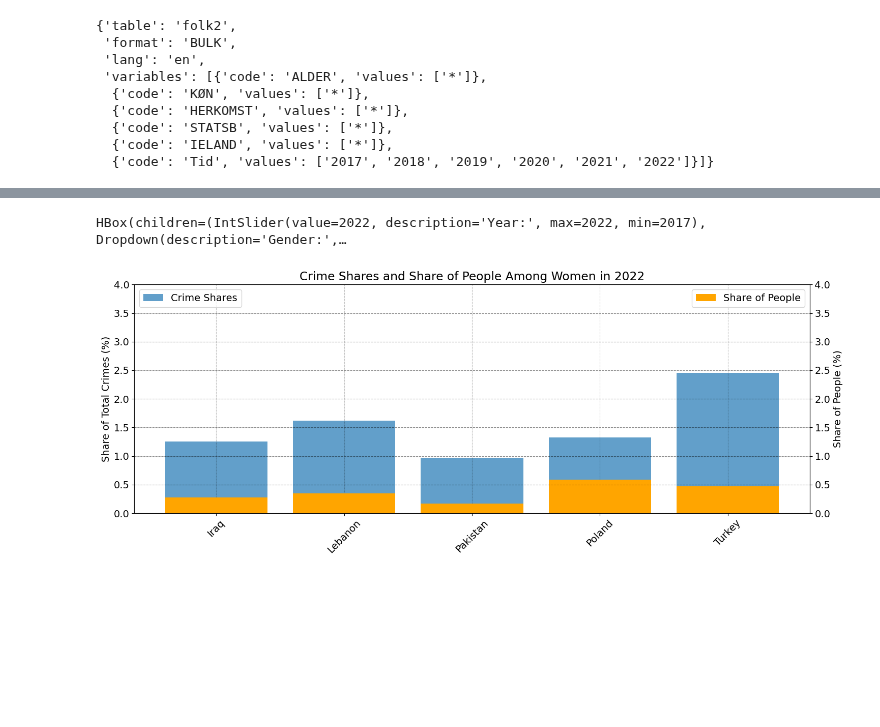
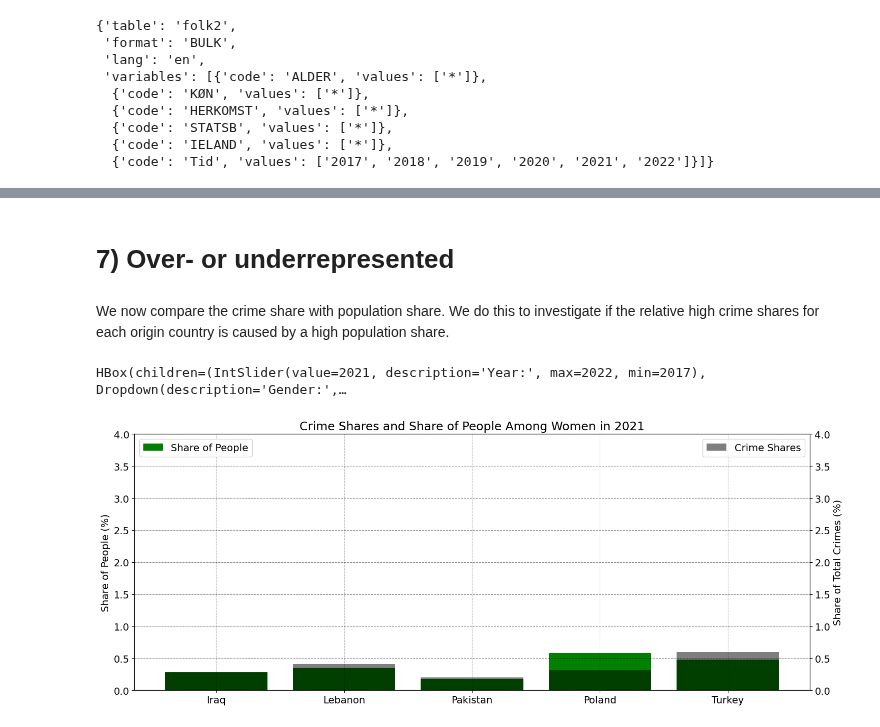
Before and after one commit to NumEconCopenhagen/projects-2024-malik-og-mads, a Jupyter notebook: dataproject/dataproject.ipynb, the cells around one changed output, grey strips where cells are left out. Drawn from its saved outputs; the diff is of its cells as text; code cells hidden in the pictures; blank space fills up the shorter version.

```diff
--- a/dataproject/dataproject.ipynb
+++ b/dataproject/dataproject.ipynb
@@ -101,7 +103,7 @@ We show the different crime shares for the top 5 countries. We visualize it by c
 # %%
 def plot_crime_shares(gender, year):
     # Filter data based on gender and the selected year
-    total_crimes_year = inc_api[(inc_api['KOEN'] == gender) & (inc_api['TID'] == year) & (inc_api['IELAND'] == 'Total')]['INDHOLD'].sum()
+    total_crimes_year = inc_api[(inc_api['TID'] == year) & (inc_api['IELAND'] == 'Total')]['INDHOLD'].sum()
 
     # Exclude specified countries
     exclude_countries = ['Denmark', 'Other countries, non-western', 'Other countries, total', 'Total']
@@ -326,4 +347,14 @@ HBox(children=(IntSlider(value=2017, description='Year:', max=2022, min=2017), D
+# %% [markdown]
+# 7) Over- or underrepresented
+# %% [markdown]
+We now compare the crime share with population share. We do this to investigate if the relative high crime shares for each origin country is caused by a high population share.
 # %%
+import matplotlib.pyplot as plt
+import pandas as pd
+import numpy as np
+import ipywidgets as widgets
+from IPython.display import display, clear_output
+
 def plot_comparison(year, gender):
     fig, ax1 = plt.subplots(figsize=(15, 6))
 
@@ -333,76 +364,64 @@ def plot_comparison(year, gender):
     elif gender == 'Women':
         countries_of_interest = ['Turkey', 'Pakistan', 'Iraq', 'Poland', 'Lebanon']
 
-    # Plotting crime shares
-    plot_crime_shares(gender, year, ax1, countries_of_interest)
+    # Plotting people shares on primary y-axis
+    plot_people_shares(year, gender, ax1, countries_of_interest)
     plt.title(f'Crime Shares and Share of People Among {gender} in {year}')
 
-    # Create a secondary y-axis
+    # Create a secondary y-axis for crime shares
     ax2 = ax1.twinx()
 
-    # Plotting people shares
-    plot_people_shares(year, gender, ax2, countries_of_interest)
+    # Plotting crime shares on secondary y-axis
+    plot_crime_shares(gender, year, ax2, countries_of_interest)
 
     plt.tight_layout()
     plt.show()
 
 def plot_crime_shares(gender, year, ax, countries_of_interest):
-    # Filter data based on gender and the selected year
-    total_crimes_year = inc_api[(inc_api['KOEN'] == gender) & (inc_api['TID'] == year) & (inc_api['IELAND'] == 'Total')]['INDHOLD'].sum()
-
+    total_crimes_year = inc_api[(inc_api['TID'] == year) & (inc_api['IELAND'] == 'Total')]['INDHOLD'].sum()
     filtered_data = inc_api[(inc_api['KOEN'] == gender) & (inc_api['TID'] == year) & (inc_api['IELAND'].isin(countries_of_interest))].copy()
 
-    if total_crimes_year > 0:  # Ensure there's data to avoid division by zero
-        filtered_data['Share'] = filtered_data['INDHOLD'] / total_crimes_year * 100
-
-        # Sort the filtered data by country name
+    if total_crimes_year > 0:
+        # Use .loc to avoid SettingWithCopyWarning
+        filtered_data.loc[:, 'Share'] = filtered_data['INDHOLD'] / total_crimes_year * 100
         filtered_data = filtered_data.sort_values(by='IELAND')
-
-        # Plot the bars on the primary y-axis
-        ax.bar(filtered_data['IELAND'], filtered_data['Share'], label='Crime Shares', alpha=0.7)  # Adjust alpha for transparency
+        ax.bar(filtered_data['IELAND'], filtered_data['Share'], label='Crime Shares', alpha=0.5, color='black')
         ax.set_ylabel('Share of Total Crimes (%)')
         ax.tick_params(axis='x', rotation=45)
-        ax.set_ylim(0, 4)  # Ensure y-axis limits are consistent between plots
+        ax.set_ylim(0, 4)
+        ax.legend(loc='upper right')
+
+
+def plot_people_shares(year, gender, ax, countries_of_interest):
+    filtered_data = oprindelse_api[(oprindelse_api['TID'] == year) & (oprindelse_api['KØN'] == gender) & (oprindelse_api['IELAND'].isin(countries_of_interest))].copy()
+
+    total_people = filtered_data['INDHOLD'].sum()
+    if total_people > 0:
+        # Use .loc to avoid SettingWithCopyWarning
+        filtered_data.loc[:, 'Share'] = filtered_data['INDHOLD'] / total_people * 100
+        filtered_data = filtered_data.sort_values(by='IELAND')
+        ax.bar(filtered_data['IELAND'], filtered_data['Share'], label='Share of People', alpha=1, color='green')
+        ax.set_ylabel('Share of People (%)')
+        ax.set_ylim(0, 4)
         ax.legend(loc='upper left')
 
-def plot_people_shares(year, gender, ax, countries_of_interest):
-    # Filter data based on the selected year and gender
-    filtered_data = oprindelse_api[(oprindelse_api['TID'] == year) &
-                                   (oprindelse_api['KØN'] == gender)]
-
-
-    # Focus on the specified countries
-    filtered_data = filtered_data[filtered_data['IELAND'].isin(countries_of_interest)]
-
-    # Assuming INDHOLD contains the count or share of people
-    total_people = filtered_data['INDHOLD'].sum()
-    filtered_data['Share'] = (filtered_data['INDHOLD'] / total_people) * 100
-
-    # Sort the filtered data by country name
-    filtered_data = filtered_data.sort_values(by='IELAND')
-
-    # Plot the bars on the secondary y-axis
-    ax.bar(filtered_data['IELAND'], filtered_data['Share'], label='Share of People', alpha=1, color='orange')  # Adjust alpha for transparency
-    ax.set_ylabel('Share of People (%)')
-    ax.set_ylim(0, 4)  # Ensure y-axis limits are consistent between plots
-    ax.legend(loc='upper right')
 
 def on_controls_change(change):
     clear_output(wait=True)
     display(widgets.HBox([year_slider, gender_dropdown]))
     plot_comparison(year_slider.value, gender_dropdown.value)
 
 # Create interactive widgets
 year_slider = widgets.IntSlider(min=2017, max=2022, step=1, description='Year:', value=2017)
 gender_dropdown = widgets.Dropdown(options=['Men', 'Women'], description='Gender:', value='Men')
 
 # Setup observation of widget changes
 year_slider.observe(on_controls_change, names='value')
 gender_dropdown.observe(on_controls_change, names='value')
 
 # Initial display of widgets and plot
 display(widgets.HBox([year_slider, gender_dropdown]))
 plot_comparison(year_slider.value, gender_dropdown.value)
 # %% [output]
-HBox(children=(IntSlider(value=2022, description='Year:', max=2022, min=2017), Dropdown(description='Gender:',…
+HBox(children=(IntSlider(value=2021, description='Year:', max=2022, min=2017), Dropdown(description='Gender:',…
-[figure, old version]
+[figure, new version]
```
Also changed, not shown: parts of 16 cells of this notebook, 1 other file.
